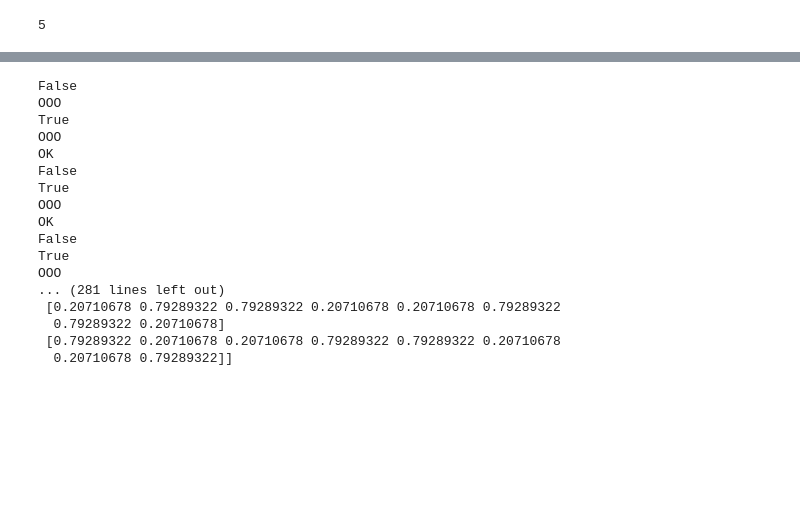
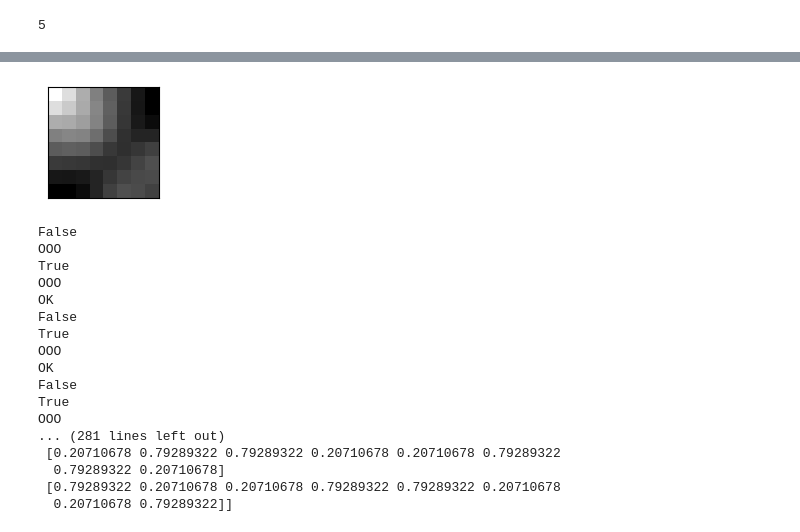
Before and after one commit to liamaltarac/miv_cvpr, a Jupyter notebook: dct_test.ipynb, the cells around one changed output, grey strips where cells are left out. Drawn from its saved outputs; the diff is of its cells as text; code cells hidden in the pictures; blank space fills up the shorter version.

```diff
--- a/dct_test.ipynb
+++ b/dct_test.ipynb
@@ -220,3 +221,14 @@ plt.show()
+# %%
+fig = plt.figure(figsize=(9, 9))
+
+ax = fig.add_subplot(gs[v+1, u+1])
+
+ax.imshow(bases[0, 1]*10 + bases[1, 0]*10 + bases[0, 0]* -1 +  bases[2, 3]*2 + bases[3, 2]*2 + bases[1, 1]*15, cmap="gray")
+ax.set_aspect("equal")
+ax.set_xticks([]); ax.set_yticks([])
+plt.savefig("example_kernel.pdf", dpi=300)
+# %% [output]
+[figure, added]
 # %%
 import numpy as np
 import matplotlib.pyplot as plt
```
Also changed, not shown: parts of 1 cell of this notebook, 3 other files.
